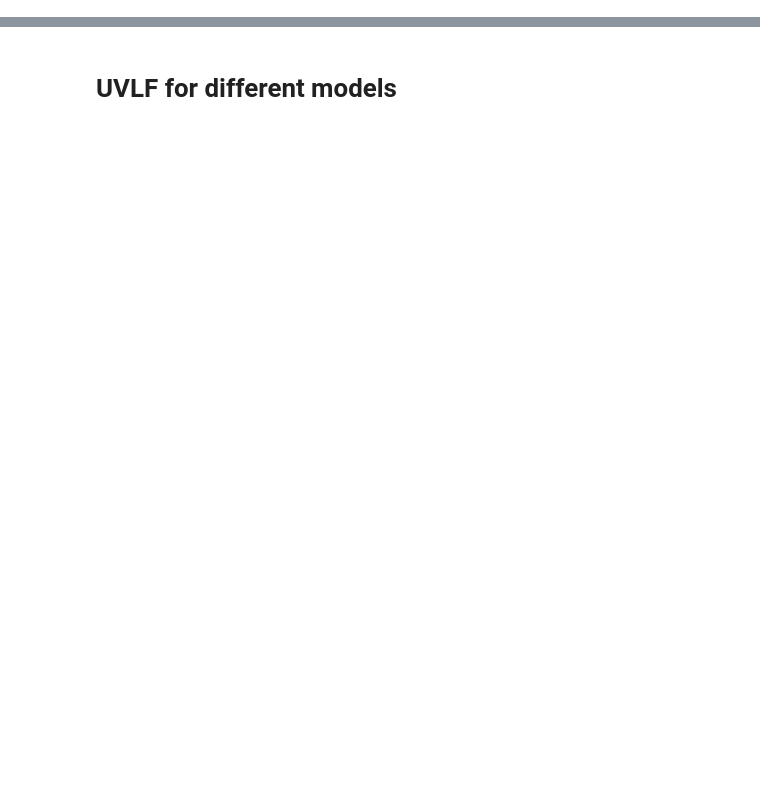
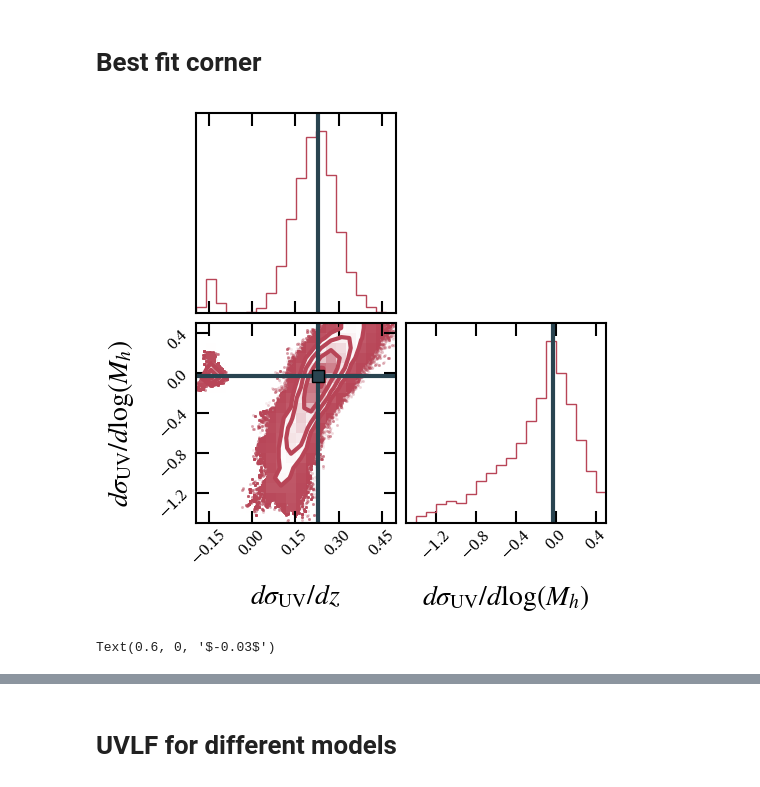
Before and after one commit to ebregou/modeling_stochasticity, a Jupyter notebook: notebooks/make_polished_plots/qual_draft.ipynb, the cells around one changed output, grey strips where cells are left out. Saved outputs shown, nothing was run; the diff lists cells and outputs as text; code cells hidden in the pictures; blank space fills up the shorter version.

```diff
--- a/notebooks/make_polished_plots/qual_draft.ipynb
+++ b/notebooks/make_polished_plots/qual_draft.ipynb
@@ -17,0 +42,14 @@ no_m_ev = [0.49, -0.02, 11.76, -0.04, -1.34, -0.12, 0.53, 0.24, 0, 0.67]
+# %% [markdown]
+# Best fit corner
+# %%
+chain = '/Users/eb35267/Desktop/code/chains/all_params_free/samples.h5'
+# %%
+corner = eplots.make_corner(my_UVLF, true_vals = [0.23, -0.03], include_params = ['dsigdz', 'dsigdlogM'], backend_file = chain, truth_color = eplots.navy)
+# %% [output]
+[figure, added]
+# %%
+axes = corner.axes
+axes[2].text(0.15, 2.7, r'$0.23$', color = eplots.navy)
+axes[1].text(0.6, 0, r'$-0.03$', color = eplots.navy)
+# %% [output]
+Text(0.6, 0, '$-0.03$')
```
Also changed, not shown: parts of 34 cells of this notebook, 17 other files.
